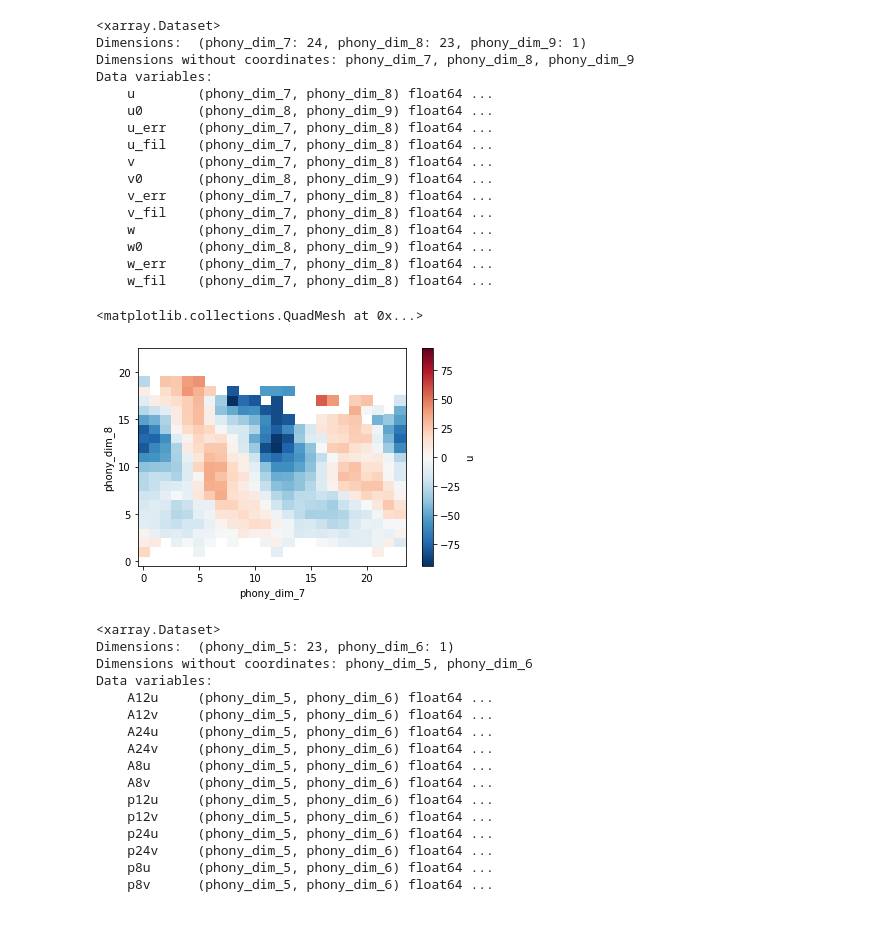
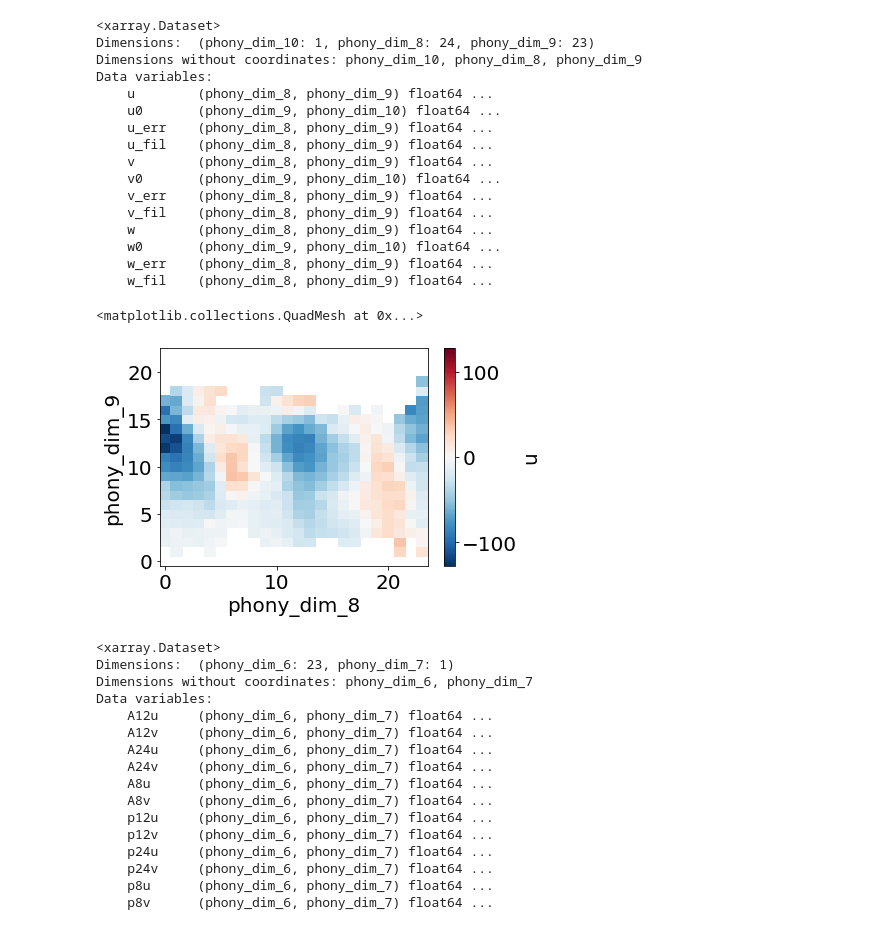
Before and after one commit to VACILT/MA_visualization, a Jupyter notebook: code/read_webtool_radardata.ipynb, the cells around one changed output. Cells and saved outputs as stored; diff of their text form; code cells hidden in the pictures.

```diff
--- a/code/read_webtool_radardata.ipynb
+++ b/code/read_webtool_radardata.ipynb
@@ -26,48 +27,48 @@ Dimensions without coordinates: phony_dim_0, phony_dim_1
 Attributes:
     altitude:  altitude / km
 # %%
-ds = xr.open_dataset(f'{root_path}MR_wind_2021_01_06.h5', group = 'wind')
+ds = xr.open_dataset(f'{root_path}MR_wind_2021_01_06.h5', group = 'wind', engine='netcdf4')
 ds
 # %% [output]
 <xarray.Dataset>
-Dimensions:  (phony_dim_7: 24, phony_dim_8: 23, phony_dim_9: 1)
-Dimensions without coordinates: phony_dim_7, phony_dim_8, phony_dim_9
+Dimensions:  (phony_dim_10: 1, phony_dim_8: 24, phony_dim_9: 23)
+Dimensions without coordinates: phony_dim_10, phony_dim_8, phony_dim_9
 Data variables:
-    u        (phony_dim_7, phony_dim_8) float64 ...
-    u0       (phony_dim_8, phony_dim_9) float64 ...
-    u_err    (phony_dim_7, phony_dim_8) float64 ...
-    u_fil    (phony_dim_7, phony_dim_8) float64 ...
-    v        (phony_dim_7, phony_dim_8) float64 ...
-    v0       (phony_dim_8, phony_dim_9) float64 ...
-    v_err    (phony_dim_7, phony_dim_8) float64 ...
-    v_fil    (phony_dim_7, phony_dim_8) float64 ...
-    w        (phony_dim_7, phony_dim_8) float64 ...
-    w0       (phony_dim_8, phony_dim_9) float64 ...
-    w_err    (phony_dim_7, phony_dim_8) float64 ...
-    w_fil    (phony_dim_7, phony_dim_8) float64 ...
+    u        (phony_dim_8, phony_dim_9) float64 ...
+    u0       (phony_dim_9, phony_dim_10) float64 ...
+    u_err    (phony_dim_8, phony_dim_9) float64 ...
+    u_fil    (phony_dim_8, phony_dim_9) float64 ...
+    v        (phony_dim_8, phony_dim_9) float64 ...
+    v0       (phony_dim_9, phony_dim_10) float64 ...
+    v_err    (phony_dim_8, phony_dim_9) float64 ...
+    v_fil    (phony_dim_8, phony_dim_9) float64 ...
+    w        (phony_dim_8, phony_dim_9) float64 ...
+    w0       (phony_dim_9, phony_dim_10) float64 ...
+    w_err    (phony_dim_8, phony_dim_9) float64 ...
+    w_fil    (phony_dim_8, phony_dim_9) float64 ...
 # %%
-ds['u'].plot(y = 'phony_dim_8')
+ds['u'].plot(y = 'phony_dim_9')
 # %% [output]
 <matplotlib.collections.QuadMesh at 0x...>
-[figure, old version]
+[figure, new version]
 # %%
-ds = xr.open_dataset(f'{root_path}MR_wind_2021_01_07.h5', group = 'tides')
+ds = xr.open_dataset(f'{root_path}MR_wind_2021_01_07.h5', group = 'tides' ,engine='netcdf4')
 ds
 # %% [output]
 <xarray.Dataset>
-Dimensions:  (phony_dim_5: 23, phony_dim_6: 1)
-Dimensions without coordinates: phony_dim_5, phony_dim_6
+Dimensions:  (phony_dim_6: 23, phony_dim_7: 1)
+Dimensions without coordinates: phony_dim_6, phony_dim_7
 Data variables:
-    A12u     (phony_dim_5, phony_dim_6) float64 ...
-    A12v     (phony_dim_5, phony_dim_6) float64 ...
-    A24u     (phony_dim_5, phony_dim_6) float64 ...
-    A24v     (phony_dim_5, phony_dim_6) float64 ...
-    A8u      (phony_dim_5, phony_dim_6) float64 ...
-    A8v      (phony_dim_5, phony_dim_6) float64 ...
-    p12u     (phony_dim_5, phony_dim_6) float64 ...
-    p12v     (phony_dim_5, phony_dim_6) float64 ...
-    p24u     (phony_dim_5, phony_dim_6) float64 ...
-    p24v     (phony_dim_5, phony_dim_6) float64 ...
-    p8u      (phony_dim_5, phony_dim_6) float64 ...
-    p8v      (phony_dim_5, phony_dim_6) float64 ...
+    A12u     (phony_dim_6, phony_dim_7) float64 ...
+    A12v     (phony_dim_6, phony_dim_7) float64 ...
+    A24u     (phony_dim_6, phony_dim_7) float64 ...
+    A24v     (phony_dim_6, phony_dim_7) float64 ...
+    A8u      (phony_dim_6, phony_dim_7) float64 ...
+    A8v      (phony_dim_6, phony_dim_7) float64 ...
+    p12u     (phony_dim_6, phony_dim_7) float64 ...
+    p12v     (phony_dim_6, phony_dim_7) float64 ...
+    p24u     (phony_dim_6, phony_dim_7) float64 ...
+    p24v     (phony_dim_6, phony_dim_7) float64 ...
+    p8u      (phony_dim_6, phony_dim_7) float64 ...
+    p8v      (phony_dim_6, phony_dim_7) float64 ...
 # %%
```
Also changed, not shown: parts of 5 cells of this notebook, 5 other files.
